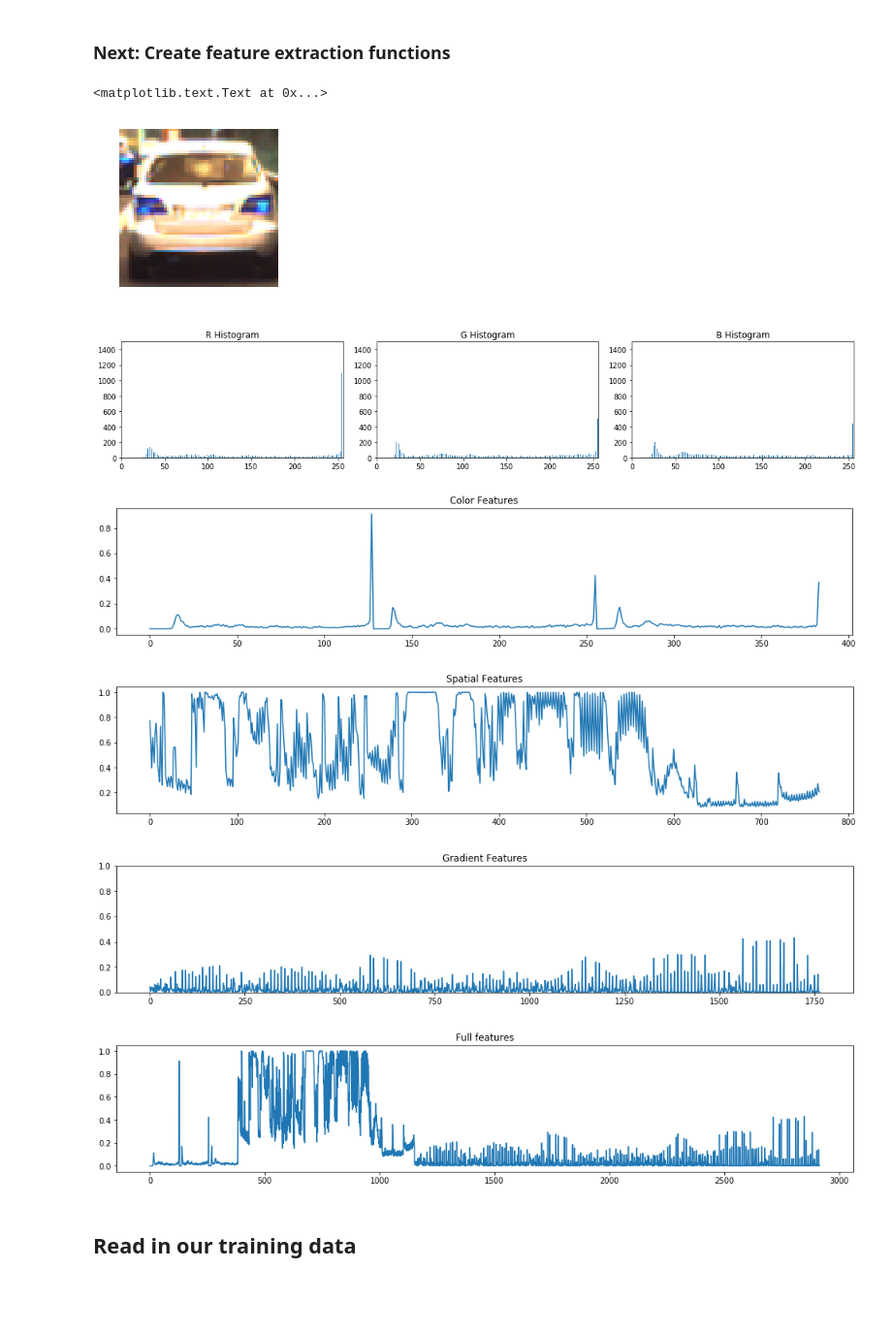
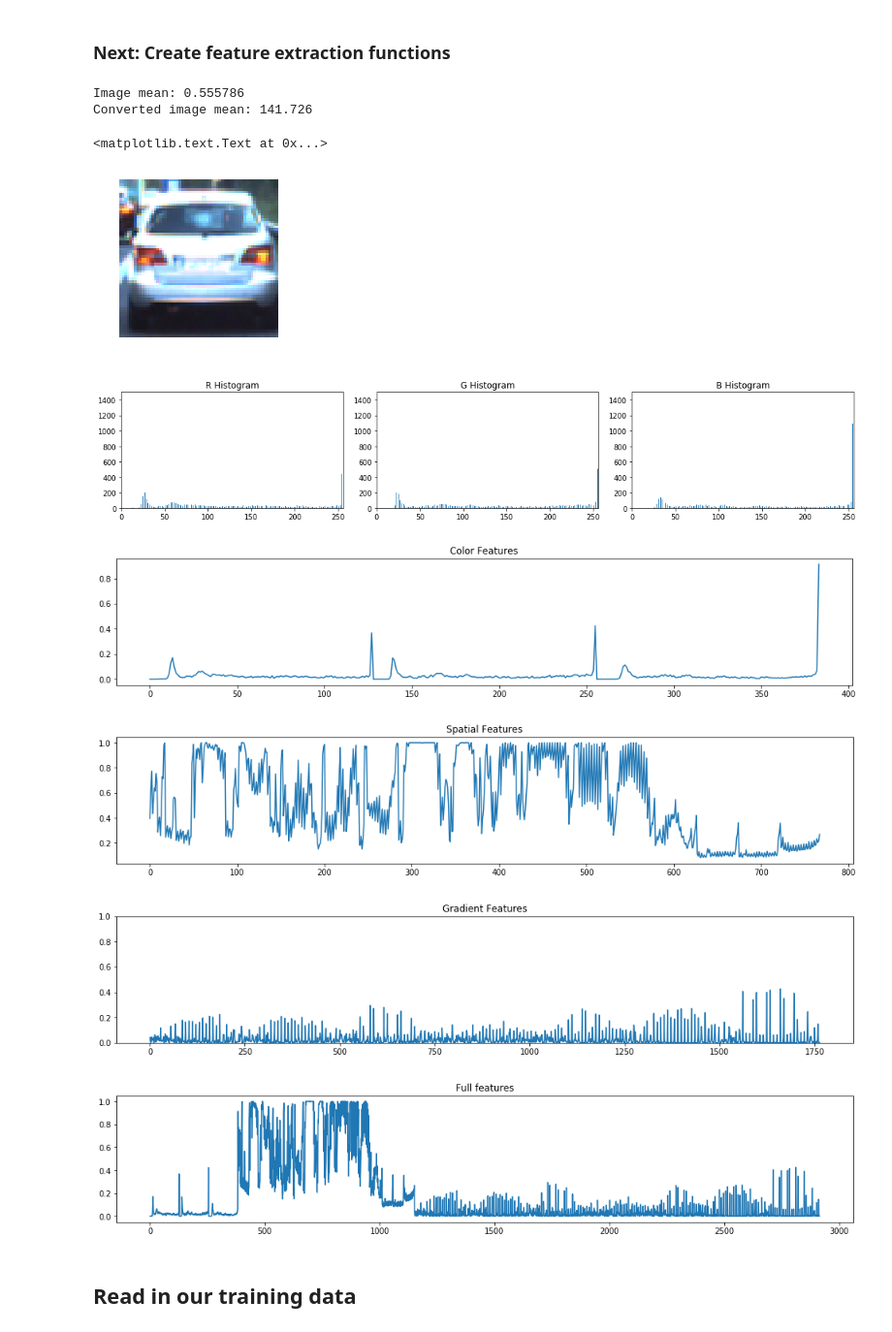
Before and after one commit to tjacobs/CarND-Vehicle-Detection, a Jupyter notebook: Vehicle Detection.ipynb, the cells around one changed output. Shown at 97% size. Drawn from its saved outputs; the diff is of its cells as text; code cells hidden in the pictures; blank space fills up the shorter version.

```diff
--- a/Vehicle Detection.ipynb
+++ b/Vehicle Detection.ipynb
@@ -194,14 +199,15 @@ def extract_features(image,
     return features
 
 ## Test our functions
-# Load image
-image = cv2.imread('test_images/31.png')
+image = mpimg.imread('test_images/31.png')
 fig = plt.figure(figsize=(5, 3))
 plt.imshow(image)
 plt.axis( 'off' )
+print( "Image mean: " + str( np.mean(image) ) )
 
 # Convert to 255 scale
-#image *= 255.0
+image *= 255.0
+print( "Converted image mean: " + str( np.mean(image) ) )
 
 # Get color features
 color_features, rh, gh, bh, bincen = get_color_features(image, nbins=hist_bins)
@@ -222,40 +228,42 @@ plt.xlim(0, 256)
 plt.ylim(0, 1500)
 plt.title('B Histogram')
 fig.tight_layout()
 fig = plt.figure(figsize=(17, 3))
 plt.plot(color_features)
 plt.title('Color Features')
 
 # Get spatial features
 spatial_features = get_spatial_features(image)
 fig = plt.figure(figsize=(17, 3))
 plt.plot(spatial_features)
 plt.title('Spatial Features')
 
 # Get gradient features
 gradient_features = get_gradient_features(image, hog_channel, orient, pix_per_cell, cell_per_block, vis=False, feature_vec=True)
 fig = plt.figure(figsize=(17, 3))
 plt.plot(gradient_features)
 plt.ylim(0, 1.0)
 plt.title('Gradient Features')
 #fig = plt.figure(figsize=(5, 2))
 #plt.title('Car')
 #plt.imshow(hog_image, cmap='gray')
 #plt.title('HOG Visualization')
 
 # Combine into full feature vector to use
 image_features = extract_features( image )
 fig = plt.figure(figsize=(17, 3))
 plt.plot(image_features)
 plt.title('Full features')
 # %% [output]
-<matplotlib.text.Text at 0x...>
+Image mean: 0.555786
+Converted image mean: 141.726
+<matplotlib.text.Text at 0x...>
-[figure, old version]
+[figure, new version]
 [figure]
-[figure, old version]
+[figure, new version]
-[figure, old version]
+[figure, new version]
 [figure]
-[figure, old version]
+[figure, new version]
 # %% [markdown]
 ## Read in our training data
 # %%
```
Also changed, not shown: parts of 8 cells of this notebook.
